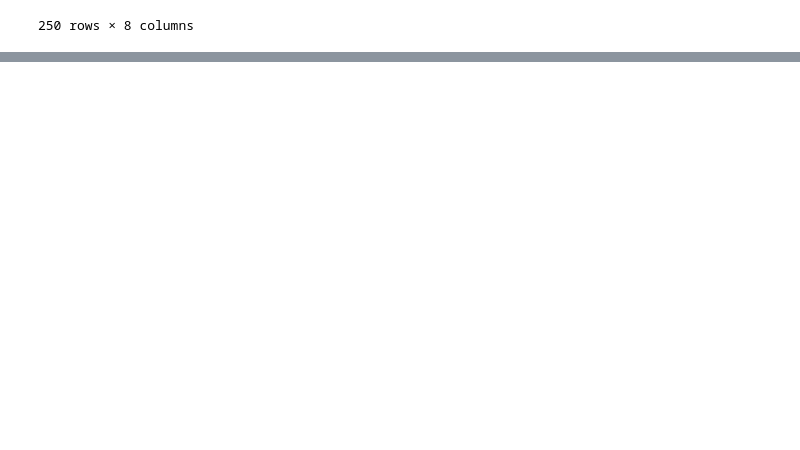
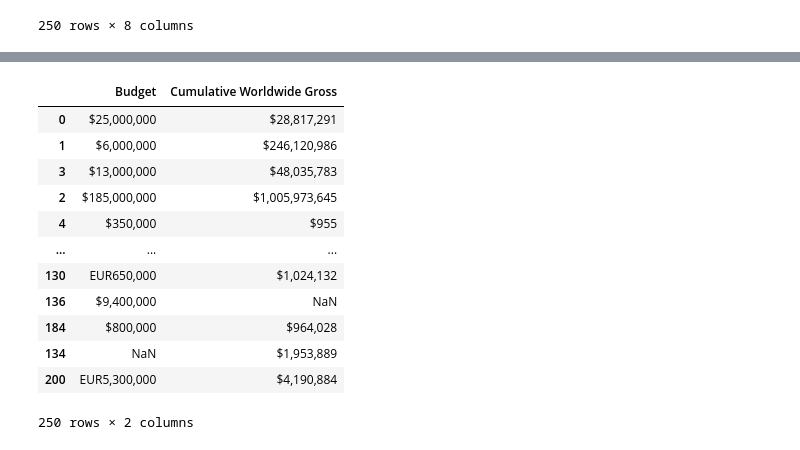
Before and after one commit to neeschal00/IMDB-250-movies-budget, a Jupyter notebook: usingData.ipynb, the cells around one changed output, grey strips where cells are left out. Saved outputs shown, nothing was run; the diff lists cells and outputs as text; code cells hidden in the pictures; blank space fills up the shorter version.

```diff
--- a/usingData.ipynb
+++ b/usingData.ipynb
@@ -73,0 +92,16 @@ imdb_df
+# %%
+imdb_na[["Budget","Cumulative Worldwide Gross"]]
+# %% [output]
+|  | Budget | Cumulative Worldwide Gross |
+| 0 | $25,000,000 | $28,817,291 |
+| 1 | $6,000,000 | $246,120,986 |
+| 3 | $13,000,000 | $48,035,783 |
+| 2 | $185,000,000 | $1,005,973,645 |
+| 4 | $350,000 | $955 |
+| ... | ... | ... |
+| 130 | EUR650,000 | $1,024,132 |
+| 136 | $9,400,000 | NaN |
+| 184 | $800,000 | $964,028 |
+| 134 | NaN | $1,953,889 |
+| 200 | EUR5,300,000 | $4,190,884 |
+250 rows × 2 columns
```
Also changed, not shown: parts of 4 cells of this notebook, 1 other file.
